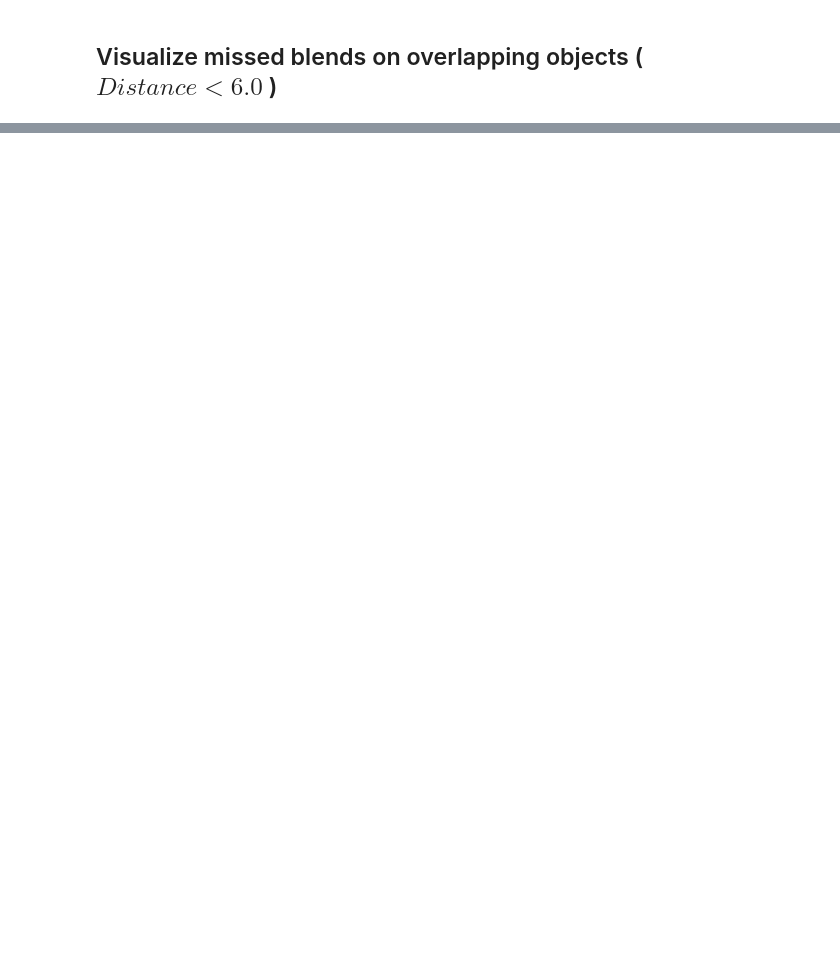
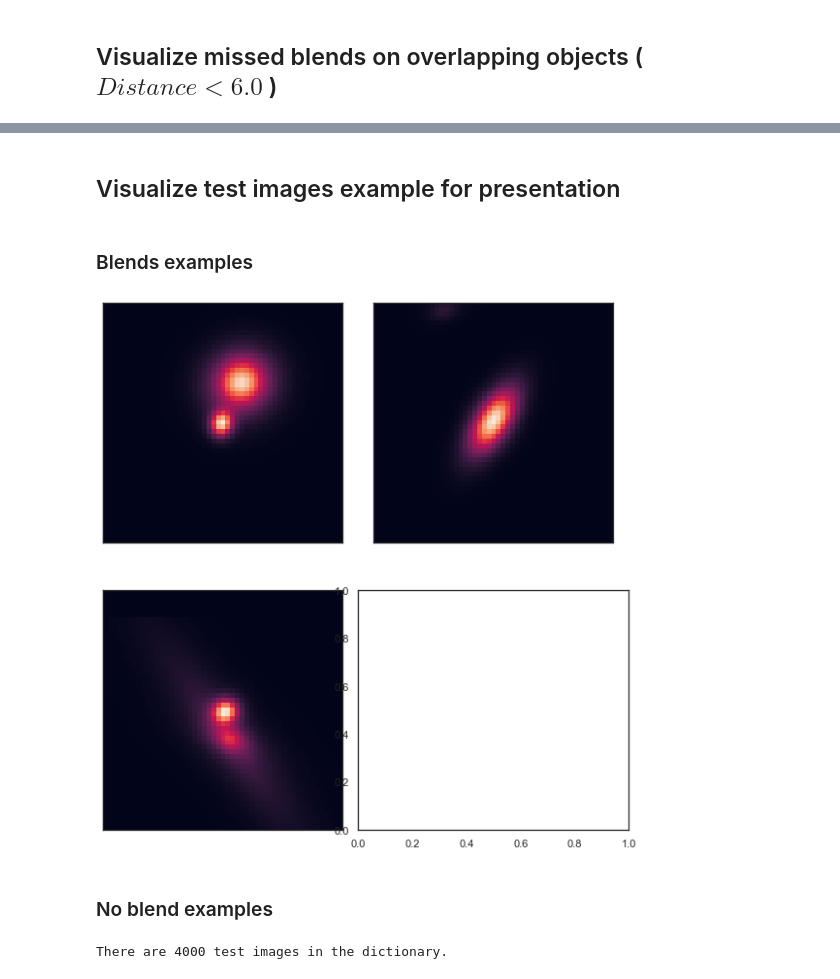
Before and after one commit to CosmoStat/BlendHunter, a Jupyter notebook: notebooks/missed_blends_visualisation.ipynb, the cells around one changed output, grey strips where cells are left out. Drawn from its saved outputs; the diff is of its cells as text; code cells hidden in the pictures; blank space fills up the shorter version.

Commit message:
blends examples

```diff
--- a/notebooks/missed_blends_visualisation.ipynb
+++ b/notebooks/missed_blends_visualisation.ipynb
@@ -92,0 +99,35 @@ plt.show()
+# %% [markdown]
+## Visualize test images example for presentation
+# %% [markdown]
+### Blends examples
+# %%
+list_blends = [72036, 72348, 72168]
+
+sns.set(context='notebook', style='white', palette='deep')
+fig, axs = plt.subplots(2,2, figsize=(10, 10), facecolor='w', edgecolor='k')
+fig.subplots_adjust(hspace = .2, wspace=.001)
+
+axs = axs.ravel()
+for key in blends_dict:
+    for i in range(len(list_blends)):
+        if key == str(list_blends[i]):
+            axs[i].imshow(blends_dict[key], origin = 'lower') #display images
+            #axs[i].scatter(25,25,color='r', marker ='x', s =90) #adding the X mark
+            #axs[i].set_title(key, fontsize=15)
+            axs[i].set_yticks([])
+            axs[i].set_xticks([])
+# %% [output]
+[figure, added]
+# %% [markdown]
+### No blend examples
+# %%
+#Import dict of non blended images
+path = "/Users/alacan/Documents/Cosmostat/Codes/BlendHunter/bh/BlendHunterData/test/test/image_"
+
+not_blends_dict = dict()
+for i in range(76000, 80000):
+    not_blends_dict.update({str(i) : mimage.imread(path + str(i) + ".png")})
+
+print('There are '+str(len(not_blends_dict))+' test images in the dictionary.')
+# %% [output]
+There are 4000 test images in the dictionary.
```
Also changed, not shown: parts of 4 cells of this notebook.
